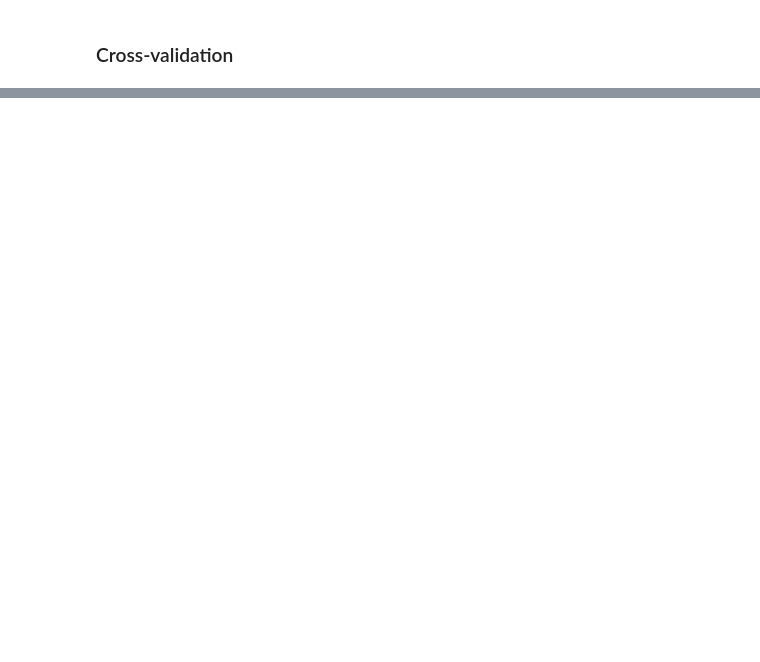
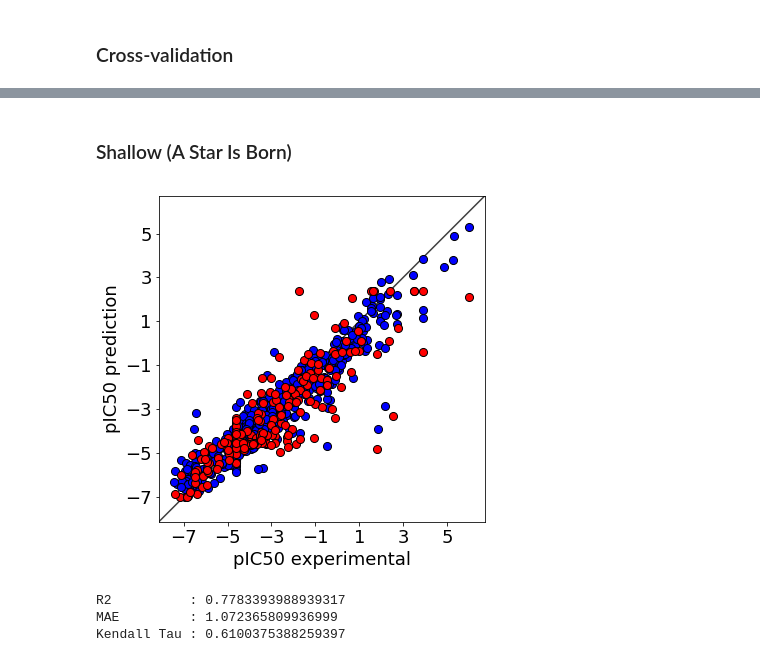
Before and after one commit to alejogiley/Novartis-Hackaton-7, a Jupyter notebook: Notebooks/Lee_NN.ipynb, the cells around one changed output, grey strips where cells are left out. Saved outputs shown, nothing was run; the diff lists cells and outputs as text; code cells hidden in the pictures; blank space fills up the shorter version.

```diff
--- a/Notebooks/Lee_NN.ipynb
+++ b/Notebooks/Lee_NN.ipynb
@@ -302,0 +300,2 @@ Kendall Tau value: 0.85641710200339
+# %% [markdown]
+### Shallow (A Star Is Born)
@@ -302,0 +310,62 @@ Kendall Tau value: 0.85641710200339
+# %%
+# Compile shallow linear regression
+shallow.compile(loss=custom_loss,                     # Custom loss function
+                optimizer=Adam(lr=1e-2, decay=1e-4),  # Adam optimizer
+                metrics=['mse'])                      # Accuracy performance metric
+
+# Train shallow model
+historia = shallow.fit(x_train,                          # Features
+                       y_train,                          # Target
+                       epochs=500,                       # Number of epochs
+                       verbose=0,                        # No output
+                       validation_data=(x_test, y_test)) # Data for evaluation
+# %%
+fig, ax = plt.subplots()
+
+c = 'blue'
+ax.scatter(y_train, shallow.predict(x_train),
+           s=65, c=c, zorder=10, edgecolors='k')
+
+c = 'red'
+ax.scatter(y_test, network.predict(x_test),
+           s=65, c=c, cmap=plt.cm.coolwarm,
+           zorder=10, edgecolors='k')
+
+ax.set_xlabel("pIC50 experimental", fontsize=18)
+ax.set_ylabel("pIC50 prediction",   fontsize=18)
+
+lims = [
+    np.min([ax.get_xlim(), ax.get_ylim()]),  # min of both axes
+    np.max([ax.get_xlim(), ax.get_ylim()]),  # max of both axes
+]
+
+# now plot both limits against eachother
+ax.plot(lims, lims, 'k-', alpha=0.75, zorder=0)
+ax.set_aspect('equal')
+ax.set_xlim(lims)
+ax.set_ylim(lims)
+
+# integer limits
+ilims = [int(x+0.5) for x in lims]
+ax.set_xticks(np.arange(*ilims,2))
+ax.set_yticks(np.arange(*ilims,2))
+
+# We change the fontsize of minor ticks label
+ax.tick_params(axis='both', which='major', labelsize=18)
+ax.tick_params(axis='both', which='major', labelsize=18)
+
+plt.show()
+# %% [output]
+[figure, added]
+# %%
+slope, intercept, r_value, p_value, std_err = linregress(y_test, shallow.predict(x_test)[:,0])
+tau, p_value                                = kendalltau(y_test, shallow.predict(x_test)[:,0])
+mae                                         = mean_absolute_error(y_test, shallow.predict(x_test)[:,0])
+
+print("R2          : %s" % r_value)
+print("MAE         : %s" % mae)
+print("Kendall Tau : %s" % tau)
+# %% [output]
+R2          : 0.7783393988939317
+MAE         : 1.072365809936999
+Kendall Tau : 0.6100375388259397
```
Also changed, not shown: parts of 14 cells of this notebook.
